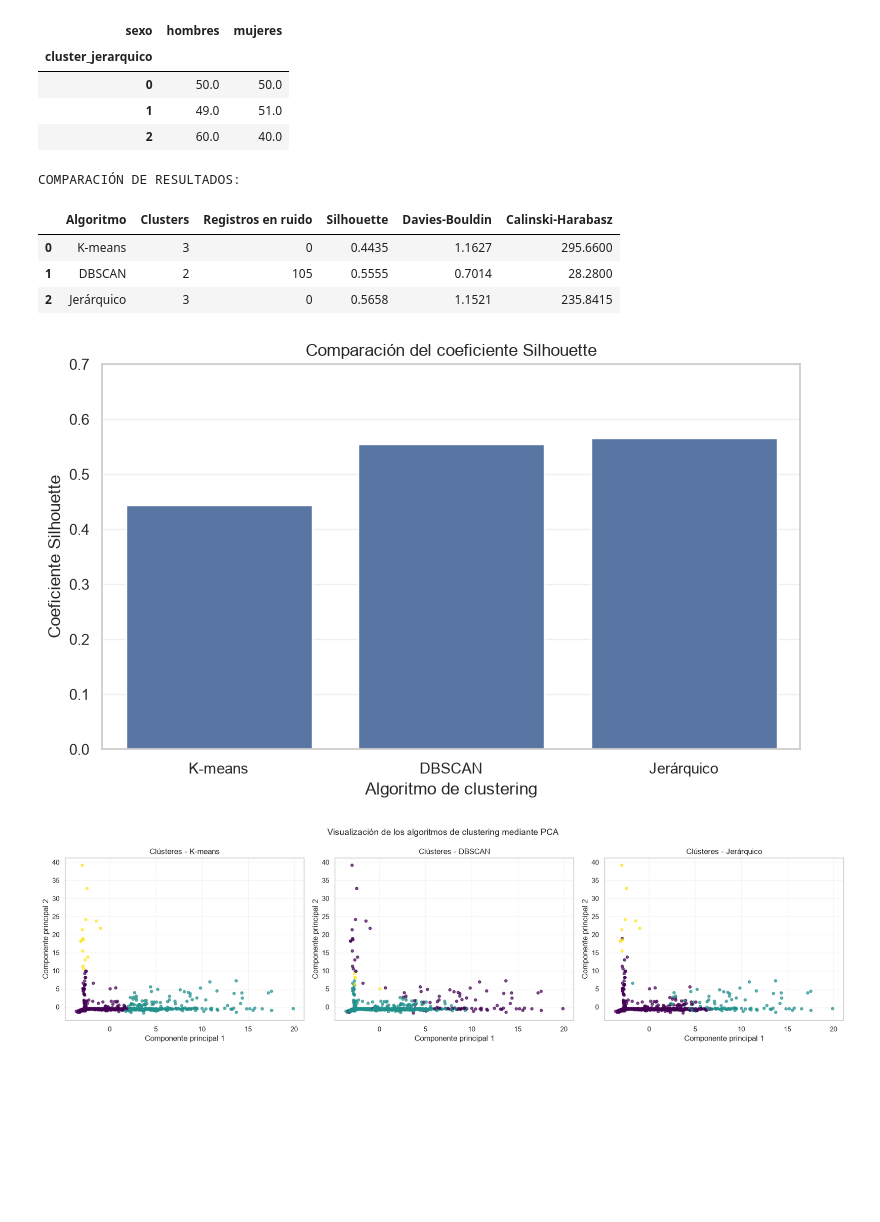
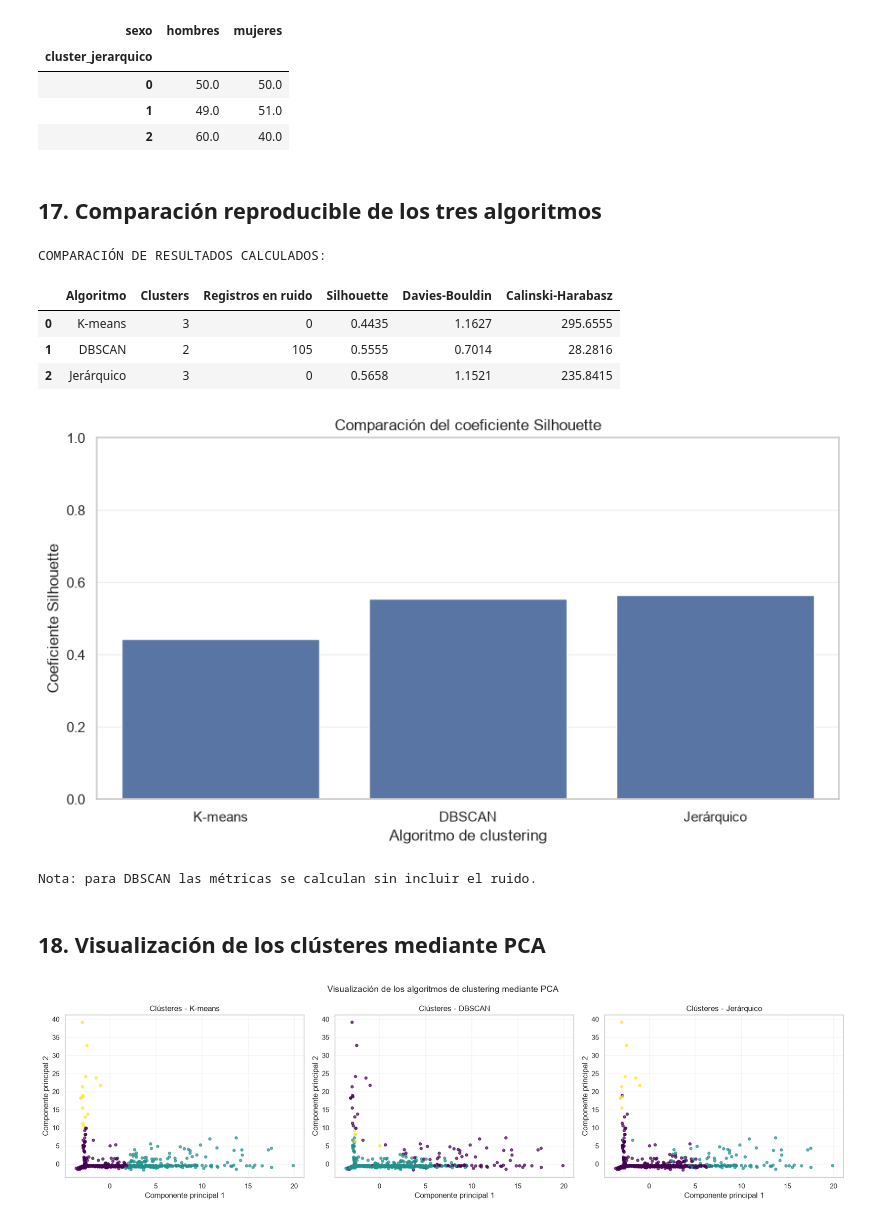
Before and after one commit to MariaHernandezBello/proyecto-clustering-desercion-educativa, a Jupyter notebook: Clustering_Desercion_Educativa.ipynb, the cells around one changed output. Cells and saved outputs as stored; diff of their text form; code cells hidden in the pictures; blank space fills up the shorter version.

```diff
--- a/Clustering_Desercion_Educativa.ipynb
+++ b/Clustering_Desercion_Educativa.ipynb
@@ -1149,64 +1219,79 @@ DISTRIBUCIÓN POR SEXO:
 | 0 | 50.0 | 50.0 |
 | 1 | 49.0 | 51.0 |
 | 2 | 60.0 | 40.0 |
+# %% [markdown]
+## 17. Comparación reproducible de los tres algoritmos
 # %%
-# ==========================================
-# 23. COMPARACIÓN DE LOS TRES ALGORITMOS
-# ==========================================
+# Calcular las métricas directamente a partir de las etiquetas obtenidas.
+# Para DBSCAN, las métricas se calculan excluyendo los registros etiquetados como ruido (-1).
+
+def calcular_metricas(X, etiquetas, excluir_ruido=False):
+    etiquetas = np.asarray(etiquetas)
+    mascara = etiquetas != -1 if excluir_ruido else np.ones(len(etiquetas), dtype=bool)
+    X_eval = np.asarray(X)[mascara]
+    etiquetas_eval = etiquetas[mascara]
+    n_grupos = len(set(etiquetas_eval))
+
+    if n_grupos < 2 or n_grupos >= len(etiquetas_eval):
+        return {"Silhouette": np.nan, "Davies-Bouldin": np.nan,
+                "Calinski-Harabasz": np.nan}
+
+    return {
+        "Silhouette": silhouette_score(X_eval, etiquetas_eval),
+        "Davies-Bouldin": davies_bouldin_score(X_eval, etiquetas_eval),
+        "Calinski-Harabasz": calinski_harabasz_score(X_eval, etiquetas_eval)
+    }
+
+metricas_kmeans = calcular_metricas(datos_estandarizados, clusters_kmeans)
+metricas_dbscan = calcular_metricas(datos_estandarizados, clusters_dbscan, excluir_ruido=True)
+metricas_jerarquico = calcular_metricas(datos_estandarizados, clusters_jerarquico)
 
 comparacion_modelos = pd.DataFrame([
     {
         "Algoritmo": "K-means",
-        "Clusters": 3,
+        "Clusters": len(set(clusters_kmeans)),
         "Registros en ruido": 0,
-        "Silhouette": 0.4435,
-        "Davies-Bouldin": 1.1627,
-        "Calinski-Harabasz": 295.66
+        **metricas_kmeans
     },
     {
         "Algoritmo": "DBSCAN",
-        "Clusters": 2,
-        "Registros en ruido": 105,
-        "Silhouette": 0.5555,
-        "Davies-Bouldin": 0.7014,
-        "Calinski-Harabasz": 28.28
+        "Clusters": len(set(clusters_dbscan) - {-1}),
+        "Registros en ruido": int(np.sum(np.asarray(clusters_dbscan) == -1)),
+        **metricas_dbscan
     },
     {
         "Algoritmo": "Jerárquico",
-        "Clusters": 3,
+        "Clusters": len(set(clusters_jerarquico)),
         "Registros en ruido": 0,
-        "Silhouette": 0.5658,
-        "Davies-Bouldin": 1.1521,
-        "Calinski-Harabasz": 235.8415
+        **metricas_jerarquico
     }
 ])
 
-print("COMPARACIÓN DE RESULTADOS:")
+print("COMPARACIÓN DE RESULTADOS CALCULADOS:")
 display(comparacion_modelos.round(4))
 
 # Gráfica comparativa de Silhouette
 plt.figure(figsize=(9, 5))
-
-sns.barplot(
-    data=comparacion_modelos,
-    x="Algoritmo",
-    y="Silhouette"
-)
-
+sns.barplot(data=comparacion_modelos, x="Algoritmo", y="Silhouette")
 plt.title("Comparación del coeficiente Silhouette")
 plt.xlabel("Algoritmo de clustering")
 plt.ylabel("Coeficiente Silhouette")
-plt.ylim(0, 0.7)
+plt.ylim(0, 1)
 plt.grid(axis="y", alpha=0.3)
+plt.tight_layout()
+plt.show()
 
-plt.show()
+print("Nota: para DBSCAN las métricas se calculan sin incluir el ruido.")
 # %% [output]
-COMPARACIÓN DE RESULTADOS:
+COMPARACIÓN DE RESULTADOS CALCULADOS:
 |  | Algoritmo | Clusters | Registros en ruido | Silhouette | Davies-Bouldin | Calinski-Harabasz |
-| 0 | K-means | 3 | 0 | 0.4435 | 1.1627 | 295.6600 |
-| 1 | DBSCAN | 2 | 105 | 0.5555 | 0.7014 | 28.2800 |
+| 0 | K-means | 3 | 0 | 0.4435 | 1.1627 | 295.6555 |
+| 1 | DBSCAN | 2 | 105 | 0.5555 | 0.7014 | 28.2816 |
 | 2 | Jerárquico | 3 | 0 | 0.5658 | 1.1521 | 235.8415 |
-[figure, old version]
+[figure, new version]
+Nota: para DBSCAN las métricas se calculan sin incluir el ruido.
+# %% [markdown]
+## 18. Visualización de los clústeres mediante PCA
 # %%
 # ==========================================
 # VISUALIZACIÓN DE CLÚSTERES MEDIANTE PCA
```
Also changed, not shown: parts of 20 cells of this notebook.
